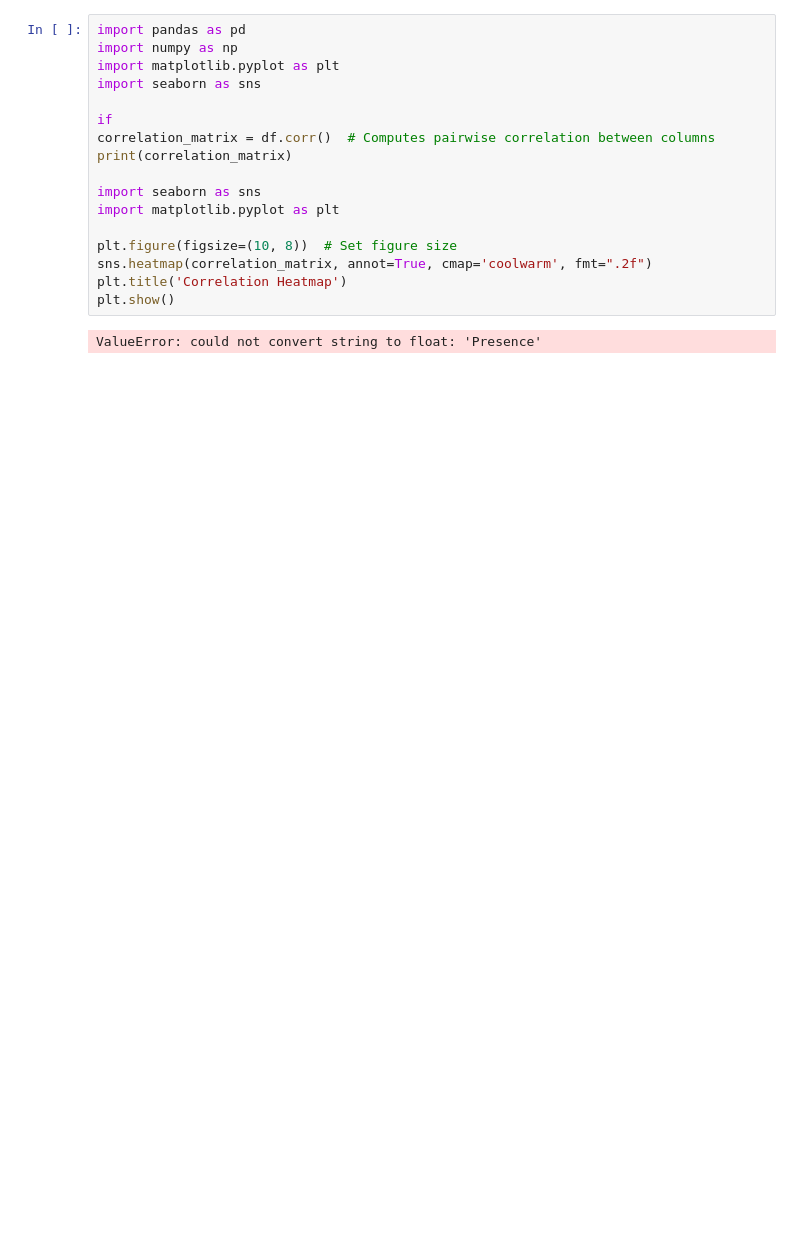
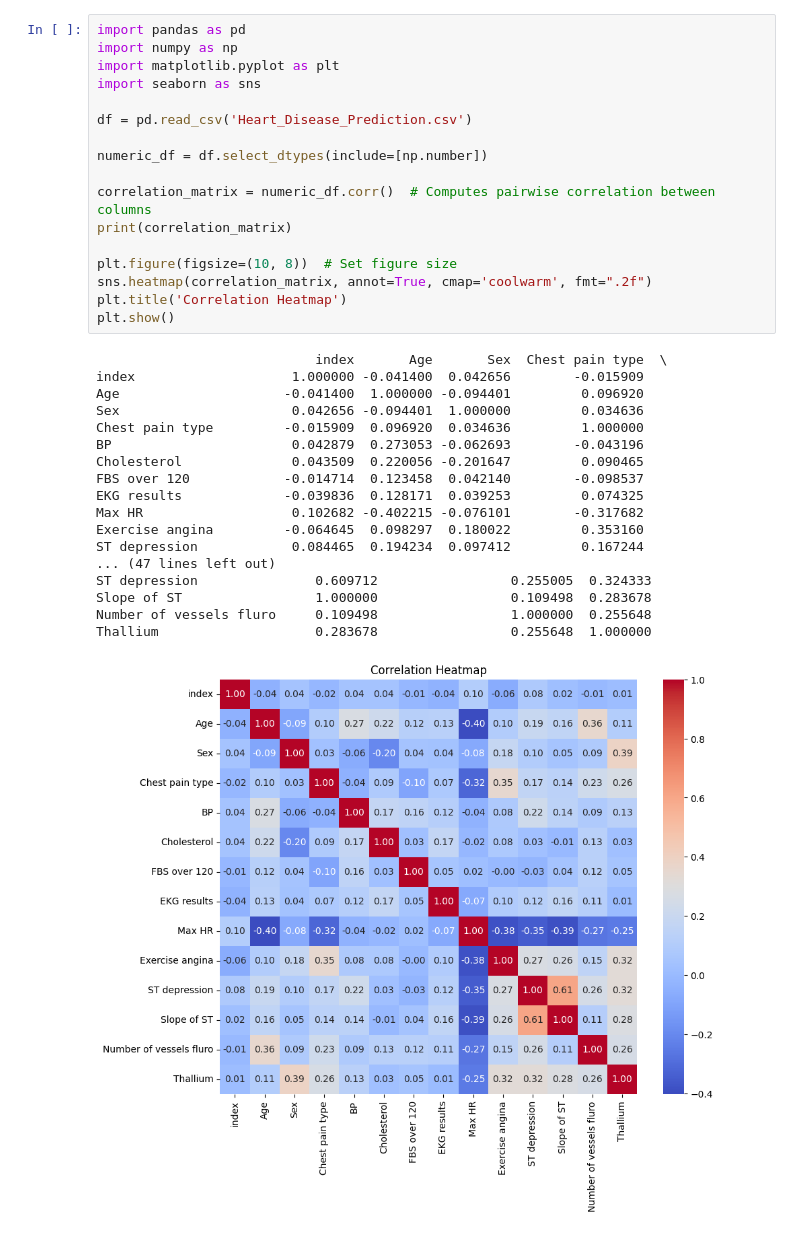
Before and after one commit to binhttran/HealthCare-Buddy, a Jupyter notebook: predicting-heart-disease-risk-using-clinical-var/visualize.ipynb, the cells around one changed output. Saved outputs shown, nothing was run; the diff lists cells and outputs as text; blank space fills up the shorter version.

Commit message:
uploaded correlation heatmap

```diff
--- a/predicting-heart-disease-risk-using-clinical-var/visualize.ipynb
+++ b/predicting-heart-disease-risk-using-clinical-var/visualize.ipynb
@@ -33,19 +17,36 @@ None
 # %%
 import pandas as pd
 import numpy as np
 import matplotlib.pyplot as plt
 import seaborn as sns
 
-if
-correlation_matrix = df.corr()  # Computes pairwise correlation between columns
+df = pd.read_csv('Heart_Disease_Prediction.csv')
+
+numeric_df = df.select_dtypes(include=[np.number])
+
+correlation_matrix = numeric_df.corr()  # Computes pairwise correlation between columns
 print(correlation_matrix)
-
-import seaborn as sns
-import matplotlib.pyplot as plt
 
 plt.figure(figsize=(10, 8))  # Set figure size
 sns.heatmap(correlation_matrix, annot=True, cmap='coolwarm', fmt=".2f")
 plt.title('Correlation Heatmap')
 plt.show()
 # %% [output]
-ValueError: could not convert string to float: 'Presence'
+                            index       Age       Sex  Chest pain type  \
+index                    1.000000 -0.041400  0.042656        -0.015909
+Age                     -0.041400  1.000000 -0.094401         0.096920
+Sex                      0.042656 -0.094401  1.000000         0.034636
+Chest pain type         -0.015909  0.096920  0.034636         1.000000
+BP                       0.042879  0.273053 -0.062693        -0.043196
+Cholesterol              0.043509  0.220056 -0.201647         0.090465
+FBS over 120            -0.014714  0.123458  0.042140        -0.098537
+EKG results             -0.039836  0.128171  0.039253         0.074325
+Max HR                   0.102682 -0.402215 -0.076101        -0.317682
+Exercise angina         -0.064645  0.098297  0.180022         0.353160
+ST depression            0.084465  0.194234  0.097412         0.167244
+... (47 lines left out)
+ST depression               0.609712                 0.255005  0.324333
+Slope of ST                 1.000000                 0.109498  0.283678
+Number of vessels fluro     0.109498                 1.000000  0.255648
+Thallium                    0.283678                 0.255648  1.000000
+[figure, added]
```
Also changed, not shown: parts of 3 cells of this notebook, 2 other files.
